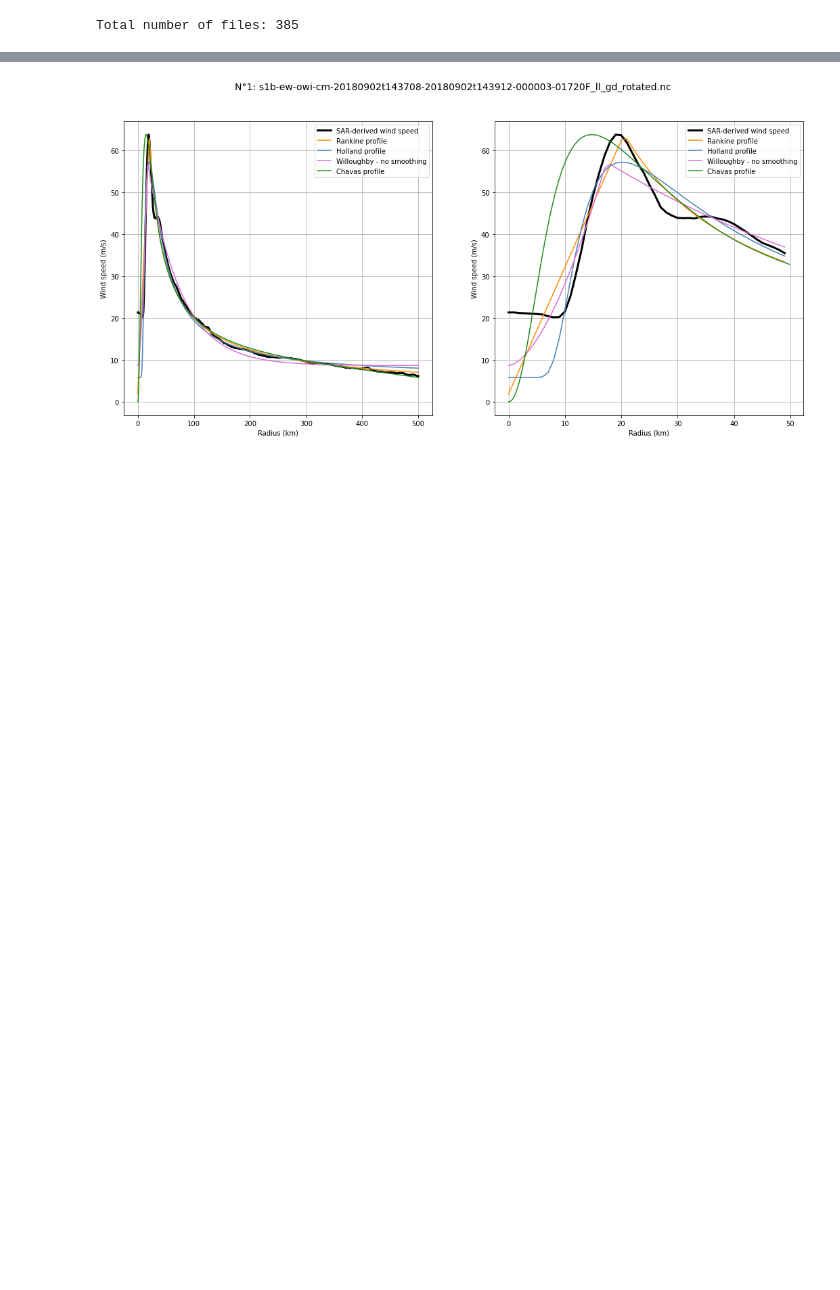
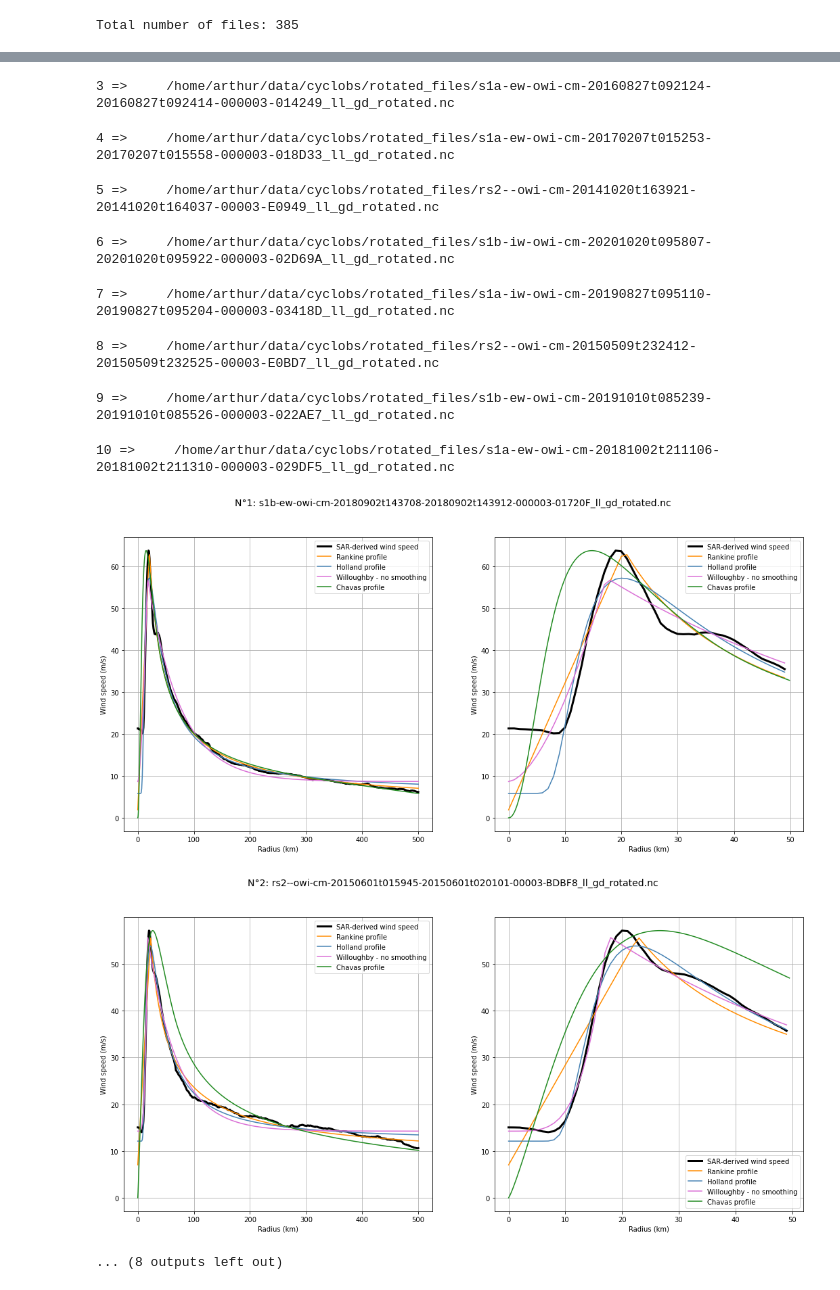
Before and after one commit to Arthur117/wind_profiles, a Jupyter notebook: all_data.ipynb, the cells around one changed output, grey strips where cells are left out. Saved outputs shown, nothing was run; the diff lists cells and outputs as text; code cells hidden in the pictures; blank space fills up the shorter version.

```diff
--- a/all_data.ipynb
+++ b/all_data.ipynb
@@ -47,10 +47,9 @@ FIT = {           # Fit values
 # %%
 # FIT AND PRINT ALL THE PROFILES ON ALL THE DATA
 i   = 0
-for file in all_data[:1]:
+for file in all_data[:10]:
     i += 1
-    print(i)
-    print(file)
+    print(i, "=>    ", file)
     # Open file and compute mean wind speed
     ds      = xr.open_dataset(file)
     spdm    = f.compute_mean_wind_spd(ds, r_window_len=PARAMS['r_window_len'])
@@ -75,6 +74,6 @@ for file in all_data[:1]:
     FIT['Willoughby'] = f.fit_willoughby_no_smooth(r, spdm, *INI['Willoughby'], print_values=PARAMS['print_params_values'])
     FIT['Chavas']     = f.fit_chavas(*INI['Chavas'],                            print_values=PARAMS['print_params_values'])
 
-    f.plot_curves(i, file, r, spdm, FIT)
-    # f.save_curves(i, file, ds, r, spdm, INI, FIT)
+    f.plot_curves(i, file, r, spdm, FIT)            # To only plot the curves
+    # f.save_curves(i, file, ds, r, spdm, INI, FIT) # To save the .jpg and associated .txt files
 # %% [output]
@@ -83 +82,11 @@ for file in all_data[:1]:
+3 =>     /home/arthur/data/cyclobs/rotated_files/s1a-ew-owi-cm-20160827t092124-20160827t092414-000003-014249_ll_gd_rotated.nc
+4 =>     /home/arthur/data/cyclobs/rotated_files/s1a-ew-owi-cm-20170207t015253-20170207t015558-000003-018D33_ll_gd_rotated.nc
+5 =>     /home/arthur/data/cyclobs/rotated_files/rs2--owi-cm-20141020t163921-20141020t164037-00003-E0949_ll_gd_rotated.nc
+6 =>     /home/arthur/data/cyclobs/rotated_files/s1b-iw-owi-cm-20201020t095807-20201020t095922-000003-02D69A_ll_gd_rotated.nc
+7 =>     /home/arthur/data/cyclobs/rotated_files/s1a-iw-owi-cm-20190827t095110-20190827t095204-000003-03418D_ll_gd_rotated.nc
+8 =>     /home/arthur/data/cyclobs/rotated_files/rs2--owi-cm-20150509t232412-20150509t232525-00003-E0BD7_ll_gd_rotated.nc
+9 =>     /home/arthur/data/cyclobs/rotated_files/s1b-ew-owi-cm-20191010t085239-20191010t085526-000003-022AE7_ll_gd_rotated.nc
+10 =>     /home/arthur/data/cyclobs/rotated_files/s1a-ew-owi-cm-20181002t211106-20181002t211310-000003-029DF5_ll_gd_rotated.nc
 [figure]
+[figure, added]
+... (8 outputs left out)
```
Also changed, not shown: parts of 1 cell of this notebook, 2 other files.
